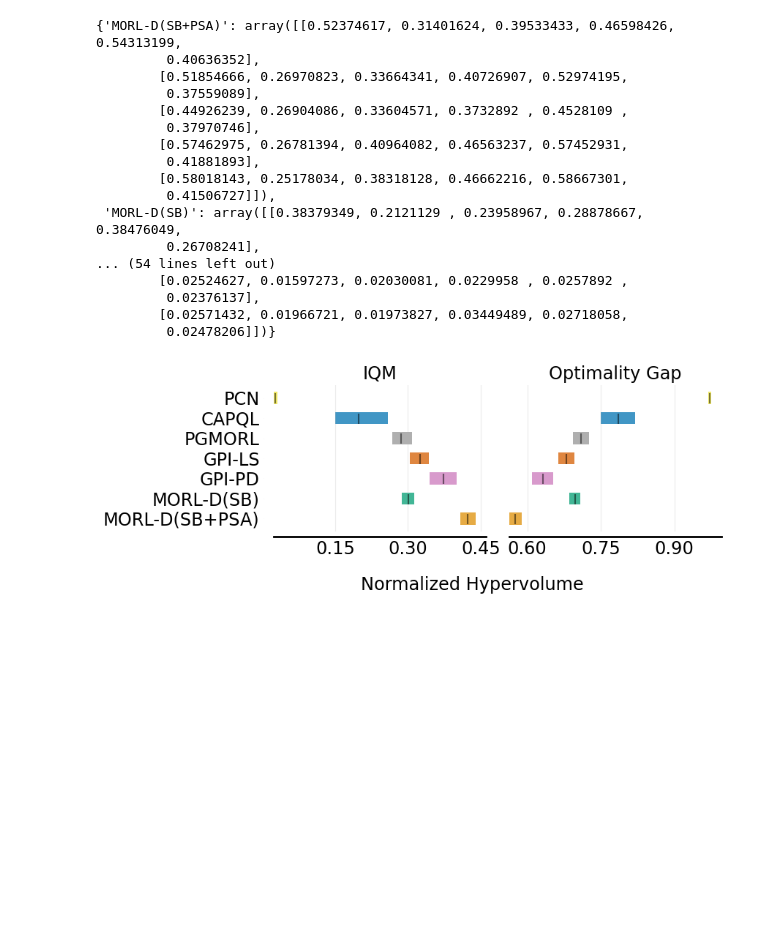
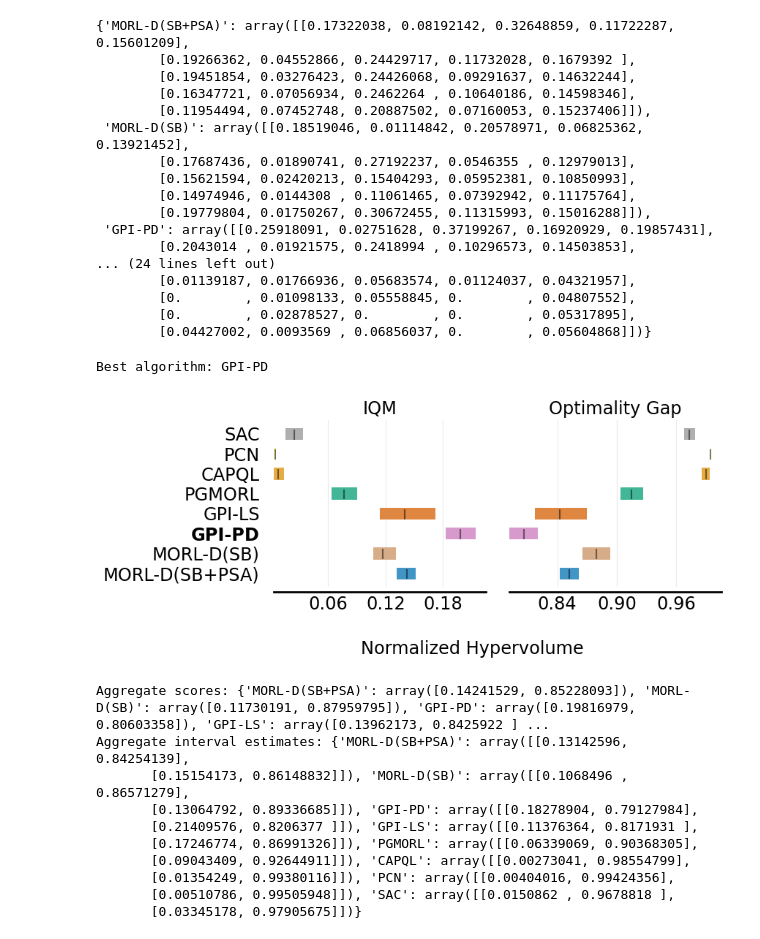
Before and after one commit to M-rzyh/Jayden_Benchmark, a Jupyter notebook: experiments/plotting/plot_rliable.ipynb, the cells around one changed output. Cells and saved outputs as stored; diff of their text form; code cells hidden in the pictures; blank space fills up the shorter version.

```diff
--- a/experiments/plotting/plot_rliable.ipynb
+++ b/experiments/plotting/plot_rliable.ipynb
@@ -3,8 +3,13 @@ import numpy as np
 import matplotlib.pyplot as plt
 import seaborn as sns
 import pandas as pd
+
+SEEDS = [5,26,47,76,92]
+
+ENVIRONMENT_NAME = "MOHalfCheetahDR-v5" # CHANGE THIS TO THE NAME OF THE ENVIRONMENT
+METRIC = "normalized_hypervolume" # CHANGE THIS TO THE DESIRED METRIC
 # %%
-ALGORITHMS = ['MORL-D(MOSAC)-SB+PSA', 'MORL-D(MOSAC)-SB', 'GPI-PD Continuous Action', 'GPI-LS Continuous Action', 'PGMORL', 'CAPQL', 'PCN continuous action']
+ALGORITHMS = ['MORL-D(MOSAC)-SB+PSA', 'MORL-D(MOSAC)-SB', 'GPI-PD Continuous Action', 'GPI-LS Continuous Action', 'PGMORL', 'CAPQL', 'PCN continuous action', 'SAC Continuous Action']
 ENVIRONMENTS = {
     "MOHopperDR-v5": ["MOHopperDefault-v5","MOHopperLight-v5","MOHopperHeavy-v5","MOHopperSlippery-v5","MOHopperLowDamping-v5","MOHopperHard-v5"],
     "MOHalfCheetahDR-v5": ["MOHalfCheetahDefault-v5","MOHalfCheetahLight-v5","MOHalfCheetahHeavy-v5","MOHalfCheetahSlippery-v5","MOHalfCheetahHard-v5"],
@@ -19,22 +24,20 @@ ALGORITHMS_NAME_MAP = {
     'GPI-PD Continuous Action': 'GPI-PD',
     'MORL-D(MOSAC)-SB': 'MORL-D(SB)',
     'MORL-D(MOSAC)-SB+PSA': 'MORL-D(SB+PSA)',
+    'SAC Continuous Action': 'SAC'
 }
 
 colors = sns.color_palette('colorblind')
 ALGORITHMS_COLOR_MAP = {
-    'CAPQL': colors[0],
+    'CAPQL': colors[1],
     'GPI-LS': colors[3],
     'GPI-PD': colors[4],
-    'MORL-D(SB)': colors[2],
-    'MORL-D(SB+PSA)': colors[1],
-    'PGMORL': colors[7],
+    'MORL-D(SB)': colors[5],
+    'MORL-D(SB+PSA)': colors[0],
+    'PGMORL': colors[2],
     'PCN': colors[8],
+    'SAC': colors[7]
 }
-SEEDS = [5,26,47,76,92]
-
-ENVIRONMENT_NAME = "MOHopperDR-v5"
-METRIC = "normalized_hypervolume"
 # %%
 def load_scores(env_id, algorithms, seeds, metric):
     envs = ENVIRONMENTS[env_id]
@@ -58,47 +61,64 @@ for algo in scores_dict.keys():
     scores_dict[algo] = convert_to_matrix(scores_dict[algo])
 scores_dict
 # %% [output]
-{'MORL-D(SB+PSA)': array([[0.52374617, 0.31401624, 0.39533433, 0.46598426, 0.54313199,
-         0.40636352],
-        [0.51854666, 0.26970823, 0.33664341, 0.40726907, 0.52974195,
-         0.37559089],
-        [0.44926239, 0.26904086, 0.33604571, 0.3732892 , 0.4528109 ,
-         0.37970746],
-        [0.57462975, 0.26781394, 0.40964082, 0.46563237, 0.57452931,
-         0.41881893],
-        [0.58018143, 0.25178034, 0.38318128, 0.46662216, 0.58667301,
-         0.41506727]]),
- 'MORL-D(SB)': array([[0.38379349, 0.2121129 , 0.23958967, 0.28878667, 0.38476049,
-         0.26708241],
-... (54 lines left out)
-        [0.02524627, 0.01597273, 0.02030081, 0.0229958 , 0.0257892 ,
-         0.02376137],
-        [0.02571432, 0.01966721, 0.01973827, 0.03449489, 0.02718058,
-         0.02478206]])}
+{'MORL-D(SB+PSA)': array([[0.17322038, 0.08192142, 0.32648859, 0.11722287, 0.15601209],
+        [0.19266362, 0.04552866, 0.24429717, 0.11732028, 0.1679392 ],
+        [0.19451854, 0.03276423, 0.24426068, 0.09291637, 0.14632244],
+        [0.16347721, 0.07056934, 0.2462264 , 0.10640186, 0.14598346],
+        [0.11954494, 0.07452748, 0.20887502, 0.07160053, 0.15237406]]),
+ 'MORL-D(SB)': array([[0.18519046, 0.01114842, 0.20578971, 0.06825362, 0.13921452],
+        [0.17687436, 0.01890741, 0.27192237, 0.0546355 , 0.12979013],
+        [0.15621594, 0.02420213, 0.15404293, 0.05952381, 0.10850993],
+        [0.14974946, 0.0144308 , 0.11061465, 0.07392942, 0.11175764],
+        [0.19779804, 0.01750267, 0.30672455, 0.11315993, 0.15016288]]),
+ 'GPI-PD': array([[0.25918091, 0.02751628, 0.37199267, 0.16920929, 0.19857431],
+        [0.2043014 , 0.01921575, 0.2418994 , 0.10296573, 0.14503853],
+... (24 lines left out)
+        [0.01139187, 0.01766936, 0.05683574, 0.01124037, 0.04321957],
+        [0.        , 0.01098133, 0.05558845, 0.        , 0.04807552],
+        [0.        , 0.02878527, 0.        , 0.        , 0.05317895],
+        [0.04427002, 0.0093569 , 0.06856037, 0.        , 0.05604868]])}
 # %%
 from rliable import library as rly
 from rliable import metrics
-from rliable import plot_utils
+from helpers.rliable import plot_interval_estimates
 
 IQM = lambda x: metrics.aggregate_iqm(x)                    # Interquartile Mean
 OG = lambda x: metrics.aggregate_optimality_gap(x, 1.0)     # Optimality Gap
 
 aggregate_func = lambda x: np.array([IQM(x), OG(x)])
 aggregate_scores, aggregate_interval_estimates = rly.get_interval_estimates(
     scores_dict, aggregate_func, reps=50000)
 
-fig, axes = plot_utils.plot_interval_estimates(
+fig, axes = plot_interval_estimates(
     aggregate_scores,
     aggregate_interval_estimates,
     metric_names = ['IQM', 'Optimality Gap'],
     algorithms=list(scores_dict.keys()),
     colors=ALGORITHMS_COLOR_MAP,
     xlabel_y_coordinate=-0.2,
+    bold_best=True, # Bold the best algorithm
+    # subfigure_width=3.6,
+    # max_ticks=3,
     xlabel='Normalized Hypervolume')
 
 plt.savefig(f'images/{ENVIRONMENT_NAME}_IQM_OG.png', format='png', bbox_inches='tight')
 plt.show()
+
+print("Aggregate scores:", aggregate_scores)
+print("Aggregate interval estimates:", aggregate_interval_estimates)
 # %% [output]
+Best algorithm: GPI-PD
-[figure, old version]
+[figure, new version]
+Aggregate scores: {'MORL-D(SB+PSA)': array([0.14241529, 0.85228093]), 'MORL-D(SB)': array([0.11730191, 0.87959795]), 'GPI-PD': array([0.19816979, 0.80603358]), 'GPI-LS': array([0.13962173, 0.8425922 ] ...
+Aggregate interval estimates: {'MORL-D(SB+PSA)': array([[0.13142596, 0.84254139],
+       [0.15154173, 0.86148832]]), 'MORL-D(SB)': array([[0.1068496 , 0.86571279],
+       [0.13064792, 0.89336685]]), 'GPI-PD': array([[0.18278904, 0.79127984],
+       [0.21409576, 0.8206377 ]]), 'GPI-LS': array([[0.11376364, 0.8171931 ],
+       [0.17246774, 0.86991326]]), 'PGMORL': array([[0.06339069, 0.90368305],
+       [0.09043409, 0.92644911]]), 'CAPQL': array([[0.00273041, 0.98554799],
+       [0.01354249, 0.99380116]]), 'PCN': array([[0.00404016, 0.99424356],
+       [0.00510786, 0.99505948]]), 'SAC': array([[0.0150862 , 0.9678818 ],
+       [0.03345178, 0.97905675]])}
 # %%
 from matplotlib.ticker import MaxNLocator
```
Also changed, not shown: parts of 1 cell of this notebook, 7 other files.
